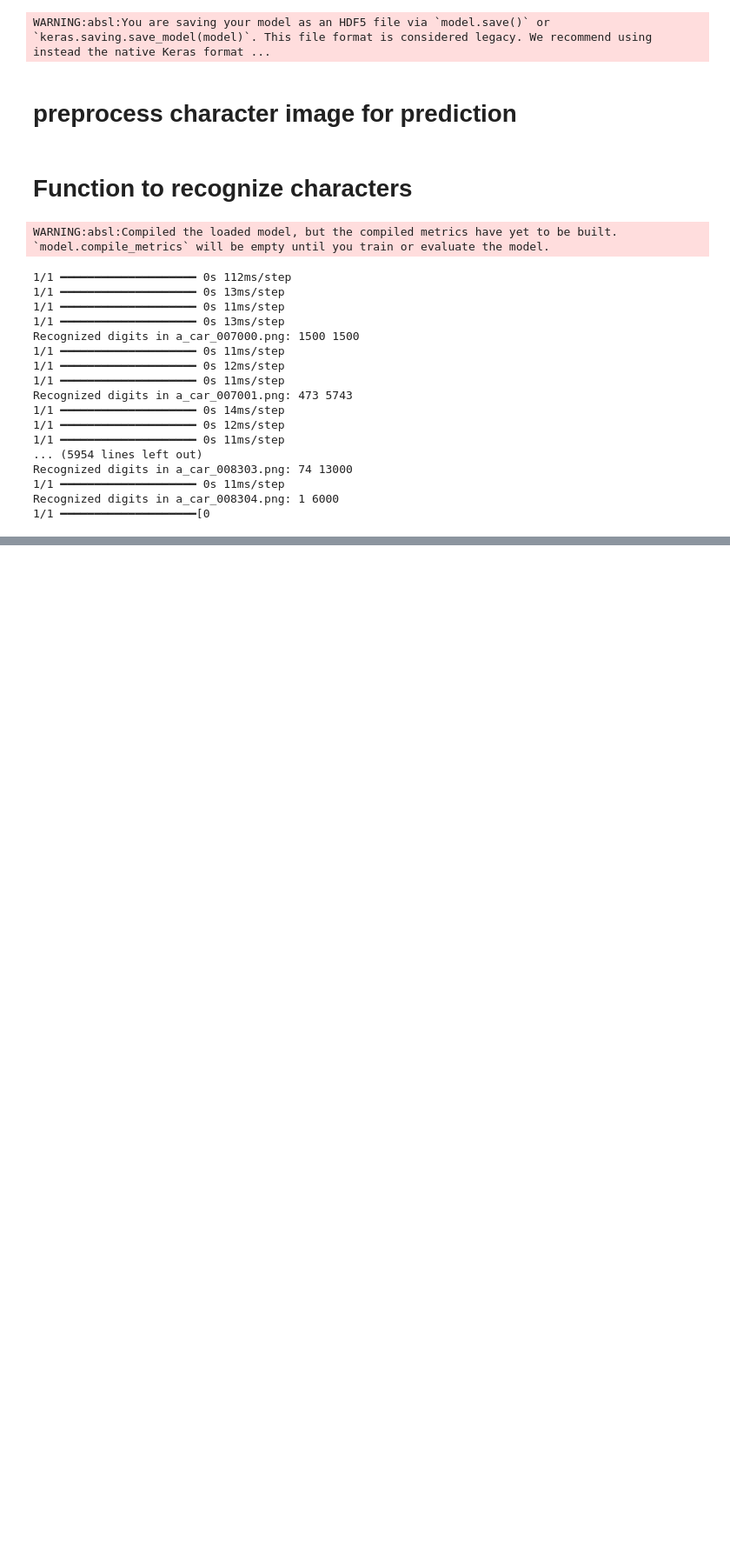
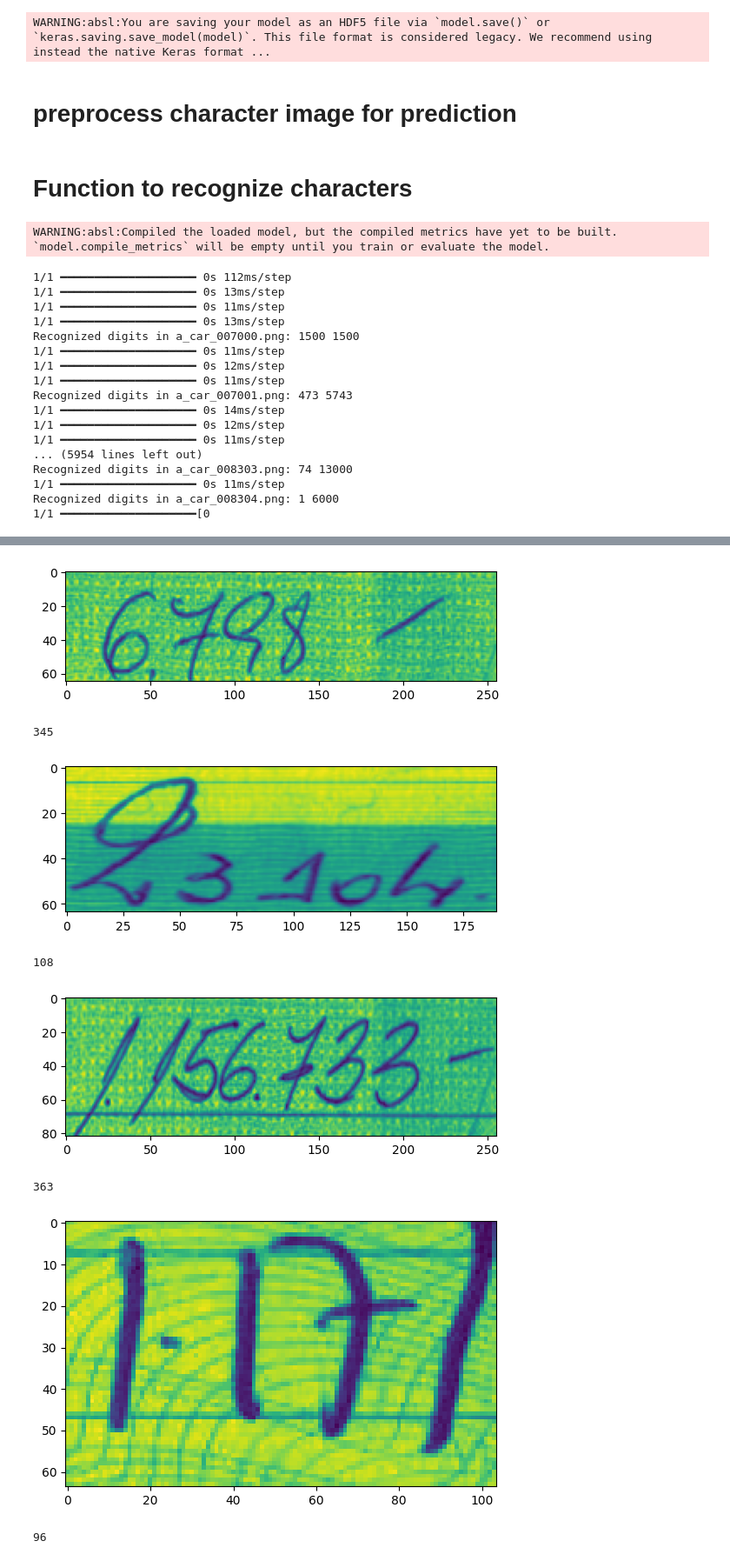
Before and after one commit to AMKiasat/Sequential-Number-Prediction, a Jupyter notebook: main.ipynb, the cells around one changed output, grey strips where cells are left out. Shown at 87% size. Drawn from its saved outputs; the diff is of its cells as text; code cells hidden in the pictures; blank space fills up the shorter version.

Commit message:
Preprocessing inputs to use in a RNN model

```diff
--- a/main.ipynb
+++ b/main.ipynb
@@ -199,0 +290,36 @@ Recognized digits in a_car_008304.png: 1 6000
+# %%
+def read_labels(image_folder, image_gt):
+    big_w = 0.0
+    big_h = 0.0
+    path = './ORAND-CAR-2014/CAR-A/a_train_images/a_car_000154.png'
+    w_img = cv2.imread(path, cv2.IMREAD_GRAYSCALE)
+    h_img = cv2.imread(path, cv2.IMREAD_GRAYSCALE)
+
+    with open(image_gt, 'r') as file:
+        lines = file.readlines()
+
+    file_names = []
+    labels = []
+    for line in lines:
+        line = line.strip()
+        name, num = line.split()
+        file_names.append(name)
+        labels.append(int(num))
+
+    images = []
+    for file in file_names:
+        image_path = os.path.join(image_folder, file)
+        # img, big_w, big_h, w_img, h_img = preprocess_image_crop(image_path, big_w, big_h, w_img, h_img)
+        img, big_w, big_h, w_img, h_img = preprocess_image_resize(image_path, big_w, big_h, w_img, h_img)
+        images.append(img)
+
+    plt.imshow(w_img)
+    plt.show()
+    print(big_w)
+    plt.imshow(h_img)
+    plt.show()
+    print(big_h)
+
+    images = np.array(images)
+    labels = np.array(labels)
+    return images, labels
@@ -199,0 +328,17 @@ Recognized digits in a_car_008304.png: 1 6000
+# %%
+train_image_folder = './ORAND-CAR-2014/CAR-A/a_train_images'
+train_image_gt = "./ORAND-CAR-2014/CAR-A/a_train_gt.txt"
+test_image_folder = './ORAND-CAR-2014/CAR-A/a_test_images'
+test_image_gt = "./ORAND-CAR-2014/CAR-A/a_test_gt.txt"
+
+train_images, train_labels = read_labels(train_image_folder, train_image_gt)
+test_images, test_labels = read_labels(test_image_folder, test_image_gt)
+# %% [output]
+[figure, added]
+345
+[figure, added]
+108
+[figure, added]
+363
+[figure, added]
+96
```
Also changed, not shown: parts of 7 cells of this notebook.
